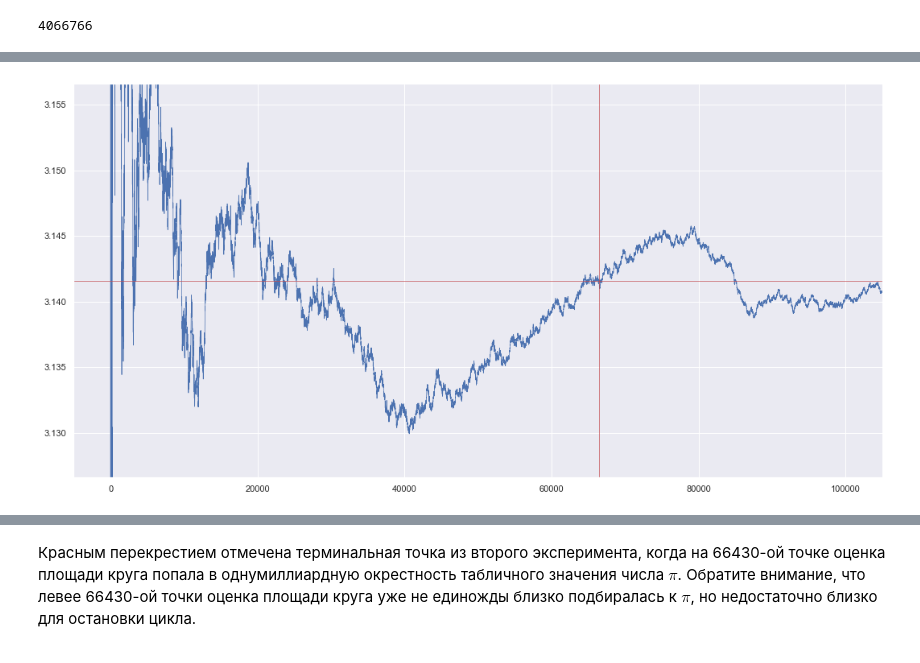
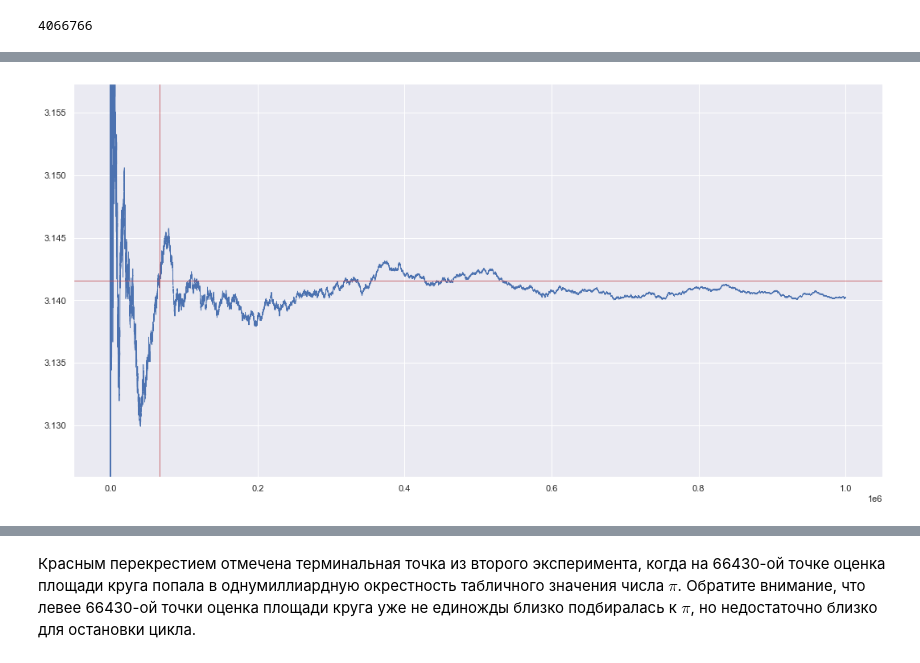
Before and after one commit to EvgenyMeredelin/appstat, a Jupyter notebook: appstat_03.ipynb, the cells around one changed output, grey strips where cells are left out. Saved outputs shown, nothing was run; the diff lists cells and outputs as text; code cells hidden in the pictures.

```diff
--- a/appstat_03.ipynb
+++ b/appstat_03.ipynb
@@ -62,2 +59,28 @@ while abs(area - np.pi) >= epsilon:
+# %%
+def monte_carlo_while_loop(
+    equation: Callable[[float], bool], *,
+    area_true: int | float, epsilon: float,
+    xrange: tuple[int, int], yrange: tuple[int, int],
+    random_state: int
+) -> tuple[int, float]:
+
+    events = trials = area = 0
+    seed(random_state)
+    region = abs(sub(*xrange) * sub(*yrange))
+
+    while abs(area - area_true) >= epsilon:
+        trials += 1
+        if equation(uniform(*xrange), uniform(*yrange)):
+            events += 1
+            area = events / trials * region
+
+    return trials, area
+# %%
+exp2 = monte_carlo_while_loop(
+    lambda x, y: x**2 + y**2 <= 1,
+    area_true=np.pi, epsilon=1e-9,
+    xrange=(-1, 1), yrange=(-1, 1),
+    random_state=42
+)
 # %% [markdown]
 Точек для такой сходимости потребовалось:
@@ -88,11 +111,14 @@ round(delta / abs(area - np.pi))  # 4_066_766
 # %%
 sns.set_theme()
 # %%
-def monte_carlo_pi(*, xmax: int | float) -> None:
+def monte_carlo_plot(
+    *, tracker: dict, trials: int, area: float,
+    area_true: int | float, xmax: int | float
+) -> None:
     plt.figure(figsize=(18, 9))
     sns.lineplot(x=tracker.keys(), y=tracker.values(), lw=.7)
-    plt.axhline(area, color='r', lw=.7)
-    plt.axvline(total, color='r', lw=.7)
-    plt.ylim(np.pi-.015, np.pi+.015)
+    plt.axhline(area, color='r', lw=.8)
+    plt.axvline(trials, color='r', lw=.8)
+    plt.ylim(area_true*.995, area_true*1.005)
     plt.xlim(-xmax*.05, xmax*1.05)
     plt.show()
@@ -103,4 +125,7 @@ monte_carlo_pi(xmax=1e6)
-# %%
-monte_carlo_pi(xmax=1e5)
-# %% [output]
-[figure, removed]
+# %%
+monte_carlo_plot(
+    tracker=exp1[1], trials=exp2[0], area=exp2[1],
+    area_true=np.pi, xmax=1e6
+)
+# %% [output]
+[figure, added]
```
Also changed, not shown: parts of 25 cells of this notebook.
